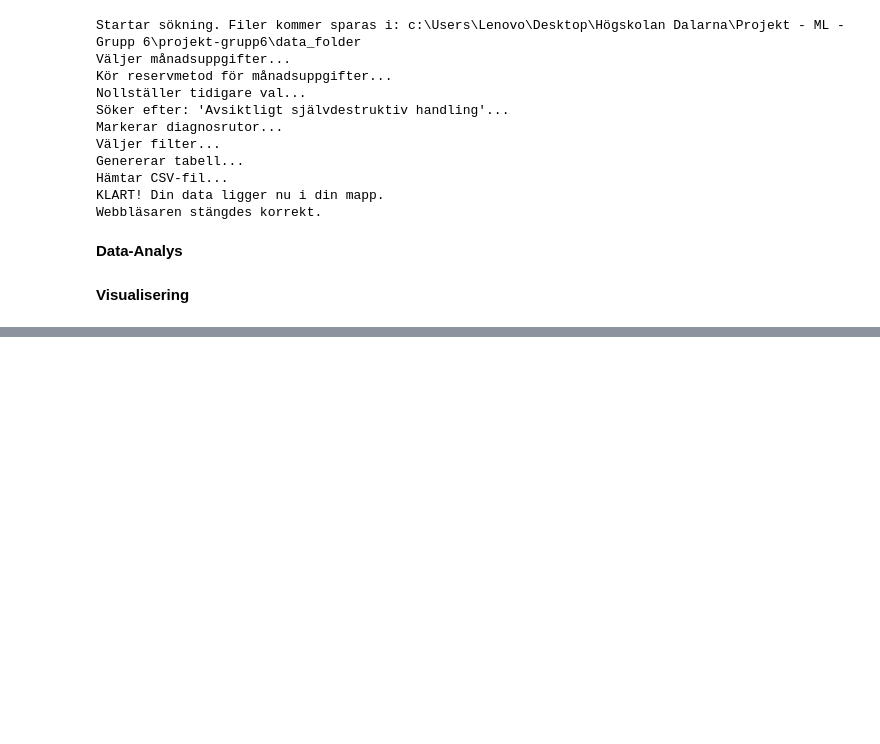
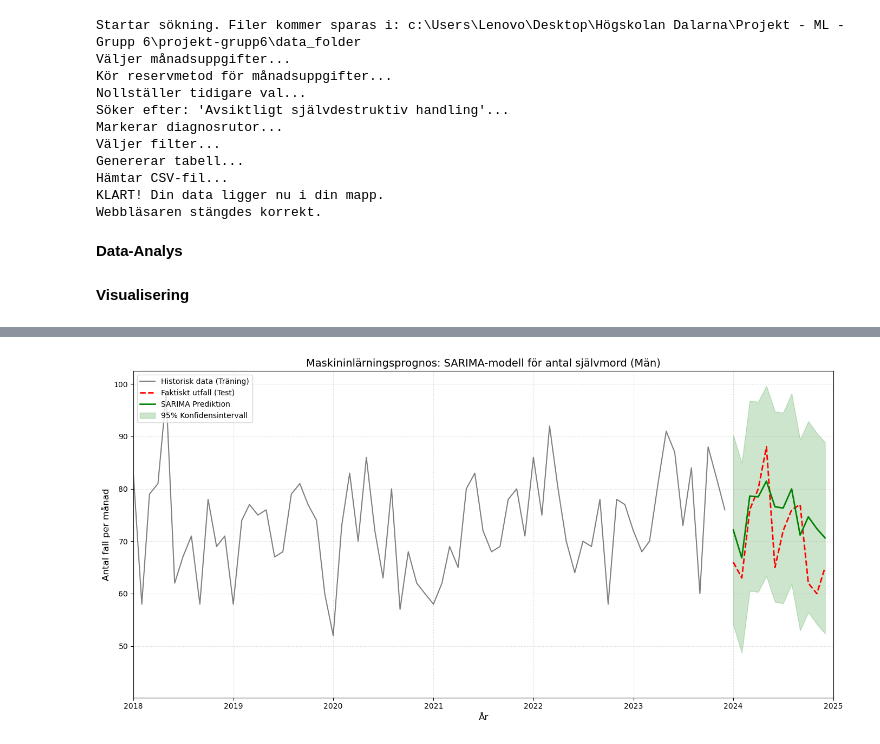
Before and after one commit to RickardAnd/projekt-grupp6, a Jupyter notebook: projekt_grupp6.ipynb, the cells around one changed output, grey strips where cells are left out. Saved outputs shown, nothing was run; the diff lists cells and outputs as text; code cells hidden in the pictures; blank space fills up the shorter version.

```diff
--- a/projekt_grupp6.ipynb
+++ b/projekt_grupp6.ipynb
@@ -178,0 +384,90 @@ Webbläsaren stängdes korrekt.
+# %%
+import pandas as pd
+import numpy as np
+import matplotlib.pyplot as plt
+from statsmodels.tsa.statespace.sarimax import SARIMAX
+from sklearn.metrics import mean_absolute_error
+import warnings
+warnings.filterwarnings("ignore") # SARIMA gillar att printa många varningar, vi stänger av dem.
+
+print("--- STARTAR MASKININLÄRNING (SARIMA) ---")
+
+# 1. Förbered datan (Vi bygger vidare på er befintliga df_long)
+df_sarima = df_long.reset_index()
+df_sarima['Datum'] = df_sarima['Datum'].dt.to_timestamp()
+
+# Filtrera fram Män och sätt datumet som index (SARIMA kräver detta format)
+df_sarima_men = df_sarima[df_sarima['Kön'] == 'Män'][['Datum', 'Antal']].copy()
+df_sarima_men.set_index('Datum', inplace=True)
+# Se till att pandas vet att detta är månadsdata ('MS' = Month Start)
+df_sarima_men.index = pd.DatetimeIndex(df_sarima_men.index.values, freq='MS')
+
+# 2. Train / Test split
+# Träna på data fram till slutet av 2023, testa på 2024
+train_s = df_sarima_men[df_sarima_men.index < '2024-01-01']
+test_s = df_sarima_men[(df_sarima_men.index >= '2024-01-01') & (df_sarima_men.index <= '2024-12-01')]
+
+print(f"Tränar SARIMA-modellen på {len(train_s)} månader... (Detta kan ta 10-20 sekunder)")
+
+# 3. Bygg och träna SARIMA-modellen
+# Parametrar (p,d,q) och säsongsparametrar (P,D,Q,s)
+# s=12 berättar för modellen att det är 12 månader på ett år.
+# Dessa order-värden är standard "bra gissningar" för månadsvarierad data.
+model_sarima = SARIMAX(train_s['Antal'],
+                       order=(1, 1, 1),              # Trend-parametrar
+                       seasonal_order=(1, 1, 1, 12), # Säsongsparametrar (12 månader)
+                       enforce_stationarity=False,
+                       enforce_invertibility=False)
+fitted_sarima = model_sarima.fit(disp=False)
+
+# 4. Gör prognos för 2024 (12 steg framåt)
+# Vi hämtar både prediktionen och konfidensintervallen
+forecast_object = fitted_sarima.get_forecast(steps=12)
+predictions_s = forecast_object.predicted_mean
+conf_int_s = forecast_object.conf_int(alpha=0.05) # 95% konfidensintervall
+
+# 5. Räkna ut felmarginal (Mean Absolute Error)
+actuals_s = test_s['Antal'].values
+preds_s = predictions_s.values
+
+if len(preds_s) == len(actuals_s):
+    mae_s = mean_absolute_error(actuals_s, preds_s)
+    print(f"✅ STATISTISK VERIFIERING: SARIMA gissar i snitt fel på {mae_s:.1f} fall per månad för 2024.")
+else:
+    print("Kunde inte räkna ut MAE - kontrollera testdatan.")
+
+# 6. Visualisera resultatet (Publication Ready)
+plt.figure(figsize=(14, 7), facecolor='white')
+
+# Historisk träningsdata
+plt.plot(train_s.index, train_s['Antal'], color='black', alpha=0.5, label='Historisk data (Träning)')
+
+# Faktiskt utfall (Facit)
+plt.plot(test_s.index, test_s['Antal'], color='red', linestyle='--', linewidth=2, label='Faktiskt utfall (Test)')
+
+# SARIMA Prognos
+plt.plot(predictions_s.index, predictions_s, color='green', linewidth=2, label='SARIMA Prediktion')
+
+# Konfidensintervall (skuggning)
+plt.fill_between(conf_int_s.index,
+                 conf_int_s.iloc[:, 0], # Lägsta gränsen
+                 conf_int_s.iloc[:, 1], # Högsta gränsen
+                 color='green', alpha=0.2, label='95% Konfidensintervall')
+
+plt.title('Maskininlärningsprognos: SARIMA-modell för antal självmord (Män)', fontsize=14)
+plt.xlabel('År', fontsize=12)
+plt.ylabel('Antal fall per månad', fontsize=12)
+
+# Zooma in för att se skillnaden
+plt.xlim(pd.to_datetime('2018-01-01'), pd.to_datetime('2025-01-01'))
+
+plt.grid(True, linestyle=':', alpha=0.6)
+plt.legend(loc='upper left', fontsize=10)
+plt.tight_layout()
+plt.show()
+
+# 7. Jämförelse av modeller (Om ni körde Prophet innan)
+print("\n--- SLUTSATSER ---")
+print(f"SARIMA Felmarginal (MAE): {mae_s:.1f} fall")
+print("Tips: Jämför detta MAE-värde med Prophets MAE. Den modell med lägst siffra gissar bäst på 2024!")
+# %% [output]
@@ -178,0 +477 @@ Webbläsaren stängdes korrekt.
+[figure, added]
```
Also changed, not shown: parts of 5 cells of this notebook.
